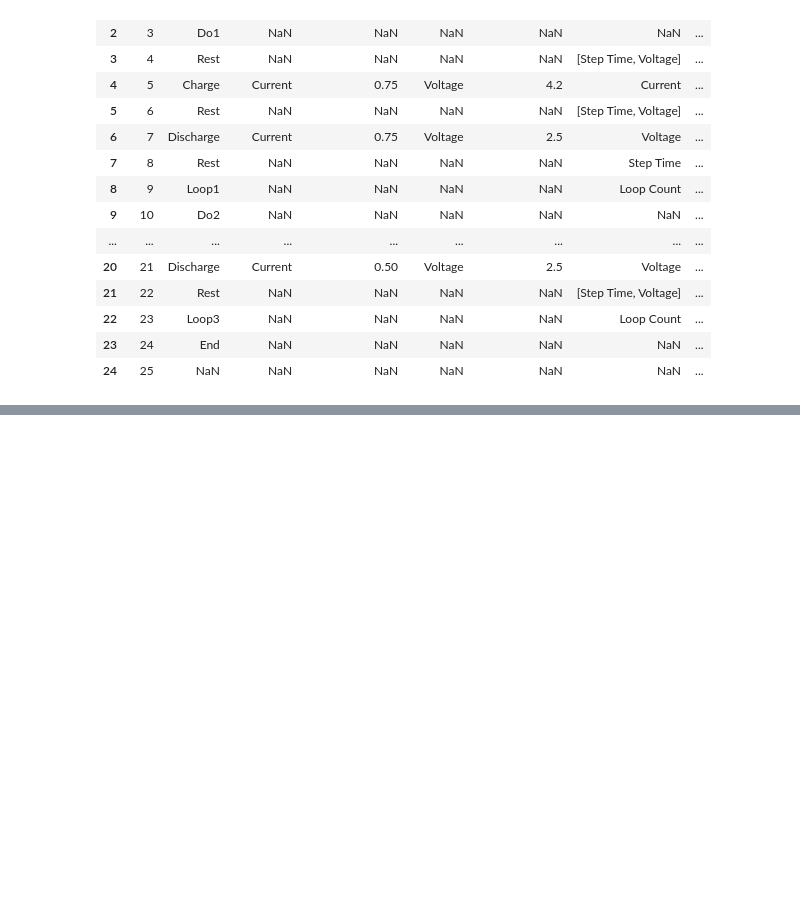
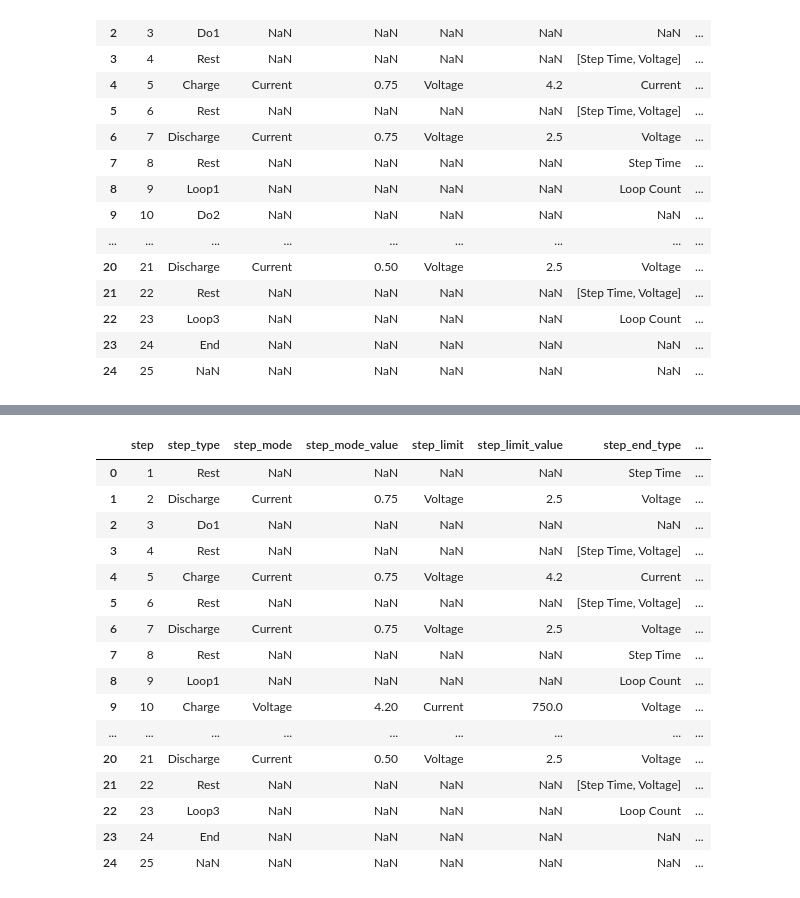
Before and after one commit to shriyachallam/maccorcyclingdata, a Jupyter notebook: example.ipynb, the cells around one changed output, grey strips where cells are left out. Saved outputs shown, nothing was run; the diff lists cells and outputs as text; code cells hidden in the pictures; blank space fills up the shorter version.

```diff
--- a/example.ipynb
+++ b/example.ipynb
@@ -99,2 +112,23 @@ validation_df
+# %%
+schedule_df_errors = schedules.import_schedules('example_data/','schedule_errors.csv')
+schedule_df_errors
+# %% [output]
+|  | step | step_type | step_mode | step_mode_value | step_limit | step_limit_value | step_end_type | ... |
+| 0 | 1 | Rest | NaN | NaN | NaN | NaN | Step Time | ... |
+| 1 | 2 | Discharge | Current | 0.75 | Voltage | 2.5 | Voltage | ... |
+| 2 | 3 | Do1 | NaN | NaN | NaN | NaN | NaN | ... |
+| 3 | 4 | Rest | NaN | NaN | NaN | NaN | [Step Time, Voltage] | ... |
+| 4 | 5 | Charge | Current | 0.75 | Voltage | 4.2 | Current | ... |
+| 5 | 6 | Rest | NaN | NaN | NaN | NaN | [Step Time, Voltage] | ... |
+| 6 | 7 | Discharge | Current | 0.75 | Voltage | 2.5 | Voltage | ... |
+| 7 | 8 | Rest | NaN | NaN | NaN | NaN | Step Time | ... |
+| 8 | 9 | Loop1 | NaN | NaN | NaN | NaN | Loop Count | ... |
+| 9 | 10 | Charge | Voltage | 4.20 | Current | 750.0 | Voltage | ... |
+| ... | ... | ... | ... | ... | ... | ... | ... | ... |
+| 20 | 21 | Discharge | Current | 0.50 | Voltage | 2.5 | Voltage | ... |
+| 21 | 22 | Rest | NaN | NaN | NaN | NaN | [Step Time, Voltage] | ... |
+| 22 | 23 | Loop3 | NaN | NaN | NaN | NaN | Loop Count | ... |
+| 23 | 24 | End | NaN | NaN | NaN | NaN | NaN | ... |
+| 24 | 25 | NaN | NaN | NaN | NaN | NaN | NaN | ... |
 # %%
 df_errors = testdata.import_maccor_data('example_data/', 'testdata_errors.csv')
```
Also changed, not shown: parts of 6 cells of this notebook, 37 other files.
